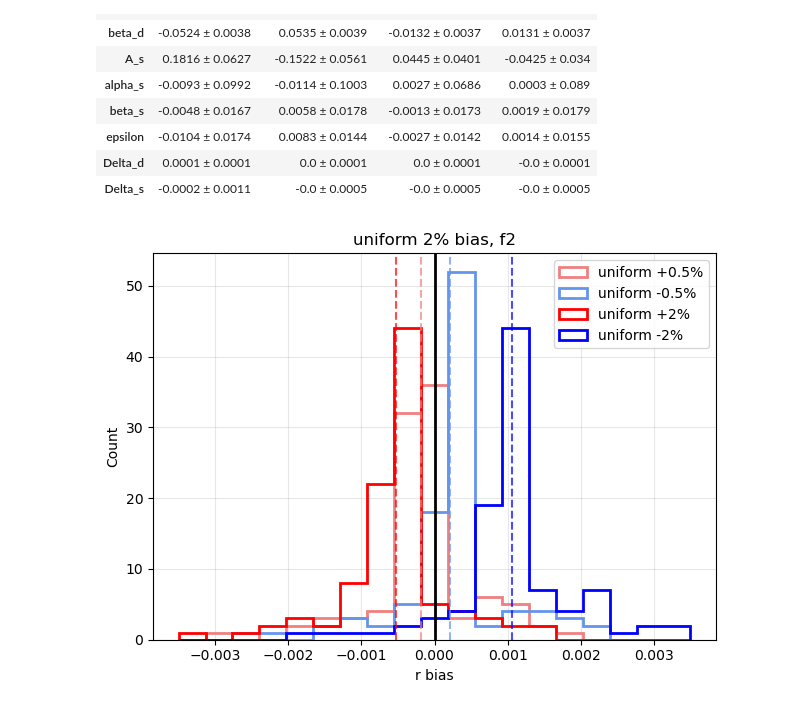
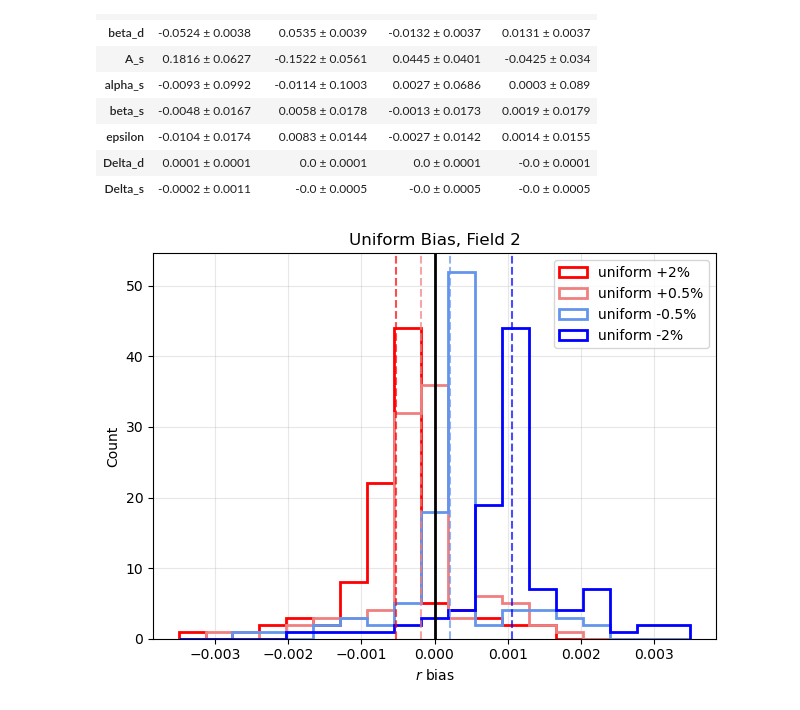
Before and after one commit to veronica-hoffman/s4bb, a Jupyter notebook: compare_params_v2.ipynb, the cells around one changed output. Saved outputs shown, nothing was run; the diff lists cells and outputs as text; code cells hidden in the pictures.

```diff
--- a/compare_params_v2.ipynb
+++ b/compare_params_v2.ipynb
@@ -1105,23 +1107,23 @@ summary_stats
 # %%
 bin_edges = np.linspace(-0.0035, 0.0035, 20)
 
+plt.hist(bias_uniform_2_f2['r'], bins=bin_edges, color = 'red', label='uniform +2%', histtype='step', linewidth=2)
 plt.hist(bias_uniform_05_f2['r'], bins=bin_edges, color = 'lightcoral', label='uniform +0.5%', histtype='step', linewidth=2)
 plt.hist(bias_uniform_neg05_f2['r'], bins=bin_edges, color = 'cornflowerblue', label='uniform -0.5%', histtype='step', linewidth=2)
-plt.hist(bias_uniform_2_f2['r'], bins=bin_edges, color = 'red', label='uniform +2%', histtype='step', linewidth=2)
 plt.hist(bias_uniform_neg2_f2['r'], bins=bin_edges, color='blue', label='uniform -2%', histtype='step', linewidth=2)
 
 plt.axvline(0, color='black', linewidth=2)
 plt.axvline(bias_uniform_05_f2['r'].mean(), color = 'lightcoral', linestyle='--', alpha=0.7)
 plt.axvline(bias_uniform_neg05_f2['r'].mean(), color = 'cornflowerblue', linestyle='--', alpha=0.7)
 plt.axvline(bias_uniform_2_f2['r'].mean(), color = 'red', linestyle='--', alpha=0.7)
 plt.axvline(bias_uniform_neg2_f2['r'].mean(), color = 'blue', linestyle='--', alpha=0.7)
 
-plt.title('uniform bias, f2')
-plt.xlabel('r bias')
+plt.title('Uniform Bias, Field 2')
+plt.xlabel('$r$ bias')
 plt.ylabel('Count')
 plt.legend()
 plt.grid(alpha=0.3)
 plt.tight_layout()
 plt.show()
 # %% [output]
-[figure, old version]
+[figure, new version]
```
Also changed, not shown: parts of 1 cell of this notebook, 7 other files.
